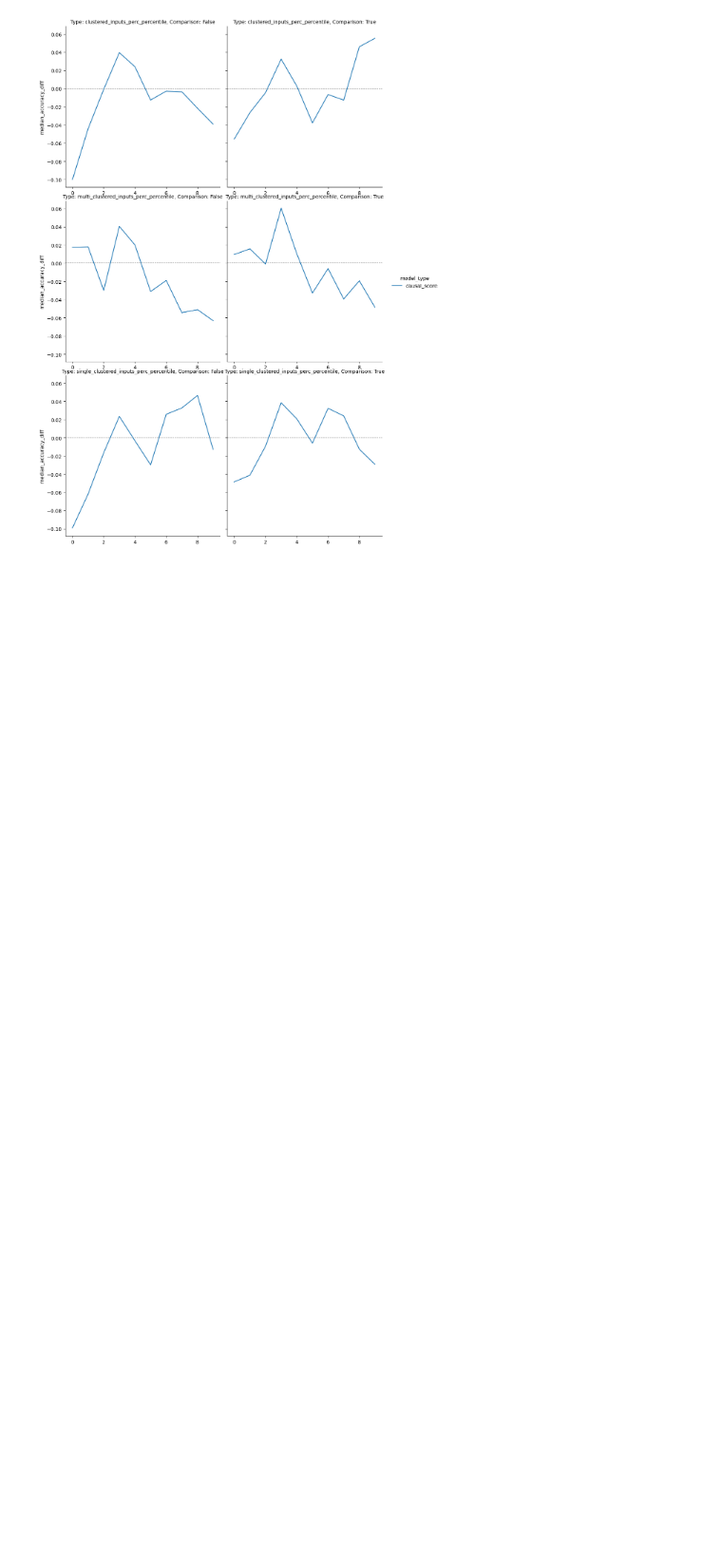
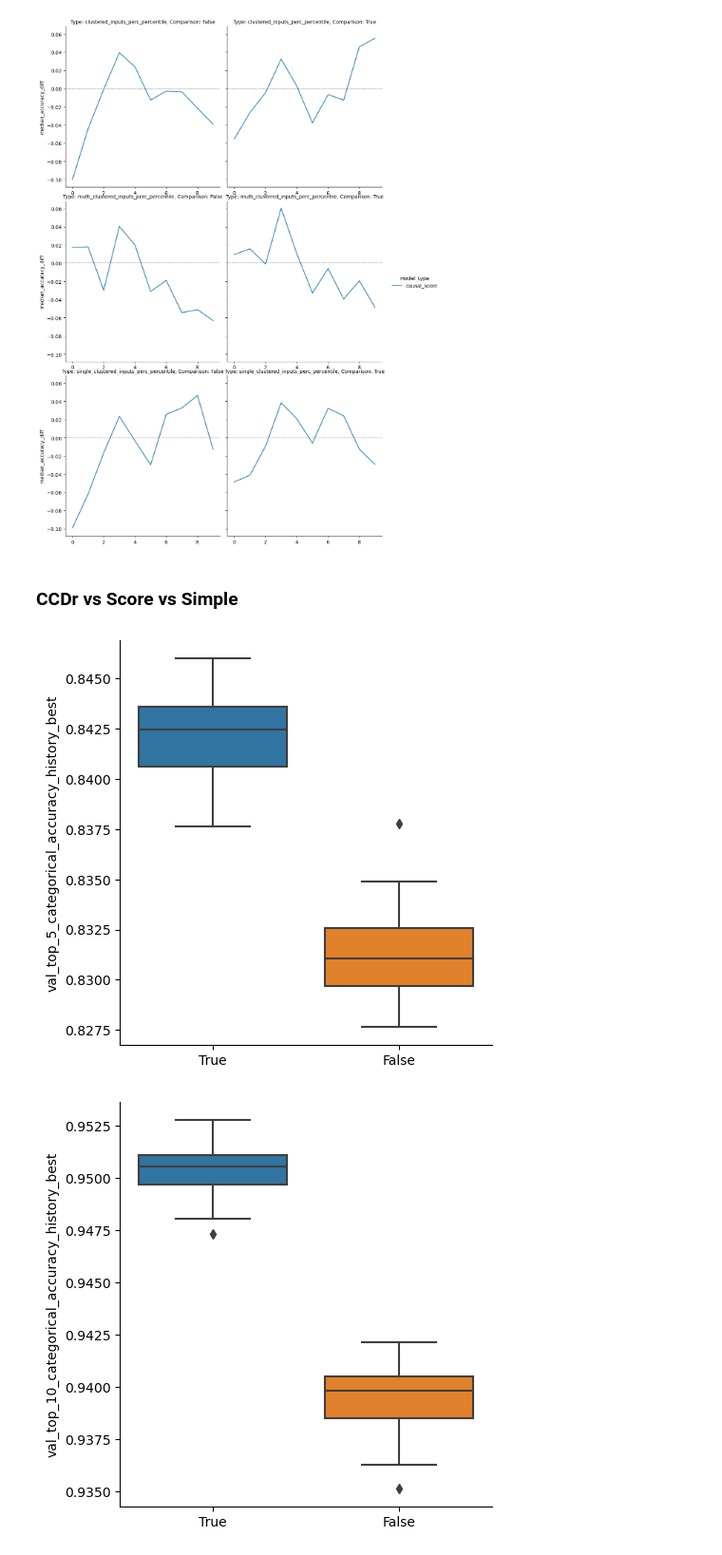
Before and after one commit to ralmasri/Domain-Guided-Monitoring, a Jupyter notebook: notebooks/knowledge_graphs.ipynb, the cells around one changed output. Shown at 95% size. Drawn from its saved outputs; the diff is of its cells as text; code cells hidden in the pictures; blank space fills up the shorter version.

Commit message:
updated knowlge graphs

```diff
--- a/notebooks/knowledge_graphs.ipynb
+++ b/notebooks/knowledge_graphs.ipynb
@@ -131,3 +131,22 @@ plot_accuracies_per_percentiles(
 {'False', 'True'}
 [figure]
 [figure]
+# %% [markdown]
+### CCDr vs Score vs Simple
+# %%
+run_df = mlflow_helper.run_df[
+    (mlflow_helper.run_df['data_params_ExperimentConfigmax_data_size'] == '-1')
+    & (mlflow_helper.run_df['data_tags_model_type'].isin(['causal_score', 'causal_CCDr', 'simple']))
+]
+run_df = mlflow_helper.load_best_metrics_for_ids(set(run_df["info_run_id"]))
+# %%
+# CCDr algorithm with timestamp vs no timestamp
+ccdr_df = run_df[run_df['data_tags_model_type'] == 'causal_CCDr']
+plot_best_metric_bar(ccdr_df, ['val_top_5_categorical_accuracy_history_best', 'val_top_10_categorical_accuracy_history_best'],
+    x_feature_name='data_params_HuaweiPreprocessorConfigremove_dates_from_payload',
+    x_order=['True', 'False'], # True = no timestamps, False = with timestamps
+    titles= "CCDr algorithm {x_feature_name}"
+)
+# %% [output]
+[figure, added]
+[figure, added]
```
Also changed, not shown: parts of 3 cells of this notebook.
